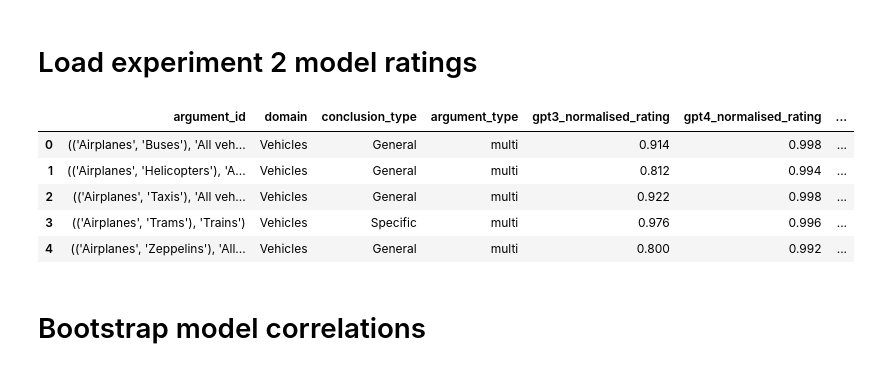
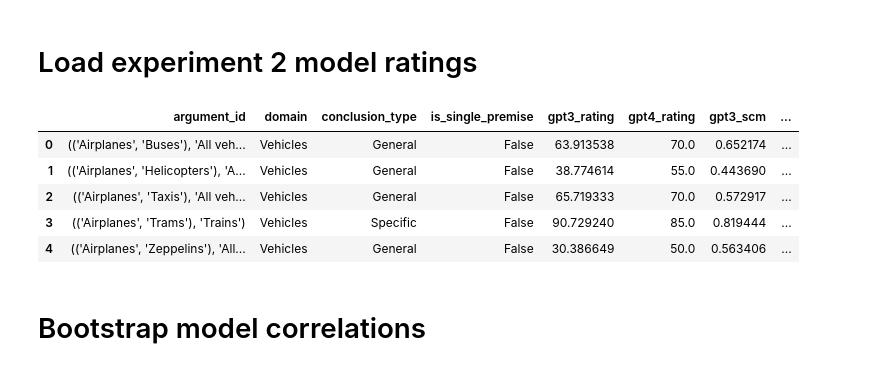
Before and after one commit to S-J-HAN/InductiveReasoningInLargeLanguageModels, a Jupyter notebook: exploration/Split Half Reliability.ipynb, the cells around one changed output. Drawn from its saved outputs; the diff is of its cells as text; code cells hidden in the pictures.

```diff
--- a/exploration/Split Half Reliability.ipynb
+++ b/exploration/Split Half Reliability.ipynb
@@ -1,6 +1,8 @@
 # %%
 import pandas as pd
 import numpy as np
+import plotly.io as pio
+pio.renderers.default='notebook'
 
 import random
 import tqdm
@@ -10,12 +12,13 @@ import plotly.graph_objects as go
 
 from scipy.stats import spearmanr
 from plotly.subplots import make_subplots
+from collections import Counter
 
-PROCESSED_DATA = "../data/processed"
+DATA = "../data/experiment_2"
 
 MODELS = [
-  "gpt3_normalised_rating",
-  "gpt4_normalised_rating",
+  "gpt3_rating",
+  "gpt4_rating",
   "gpt3_scm",
   "gpt4_scm",
   "human_scm"
@@ -25,13 +28,15 @@ TOP_PROMPT_GENERATOR = "S3-C1-A1-Q1-O1-T"
 
 np.random.seed(1)
 random.seed(1)
+
+NUM_PARTICIPANTS = 606
 # %% [markdown]
 # Load experiment 2 participant ratings
 # %%
-human_df = pd.read_csv(f"{PROCESSED_DATA}/experiment_2_dedeyne_master.csv", index_col=0)
+human_df = pd.read_csv(f"{DATA}/clean_human_ratings.csv", index_col=0)
 
 # Filter out control and tutorial arguments
-human_df = human_df[(~human_df["is_control"]) & (~human_df["is_tutorial"]) & (~human_df["is_osherson"])].dropna().rename({"argument": "argument_id"}, axis=1)
+human_df = human_df[~human_df["is_control"]].dropna().rename({"argument": "argument_id"}, axis=1)
 
 # Transform 0-100 argument ratings into argument rankings for each participant and conclusion type
 # human_df["ranking"] = human_df.groupby(["pid", "is_single_premise"])["rating"].rank(method="dense", ascending=True)
@@ -68,5 +73,12 @@ human_df["block"] = human_df["pid"].map(pid_to_block)
 
 # I don't understand these blocks. Why are there 67? And why do some of them include a single participant only?
 
+assert len(human_df["pid"].unique()) == NUM_PARTICIPANTS
+assert len(pid_to_block) == NUM_PARTICIPANTS
+assert len(blocks) == 61
+assert all(len(set(v))== 11 if k == ('Birds', 'General') else len(set(v)) == 10 for k,v in block_splits.items())
+
+print(f"Number of participants in each block: {Counter([len(v) for v in blocks.values()])}")
+
 human_df.head()
 # %% [output]
@@ -91,3 +91,0 @@ Number of blocks per split:
-# %%
-drop_pids = [v[0] for v in blocks.values() if len(v) == 1]
-human_df = human_df[~human_df["pid"].isin(drop_pids)].reset_index(drop=True)
@@ -97,19 +119,28 @@ t[t["tid"].isin([f"tid_experiment2_dedeyne_participant{x}" for x in drop_pids])]
 # %% [markdown]
 # Load experiment 2 model ratings
 # %%
-model_df = pd.read_csv(f"{PROCESSED_DATA}/e2_combined_df.csv", index_col=0)
-model_df["argument_type"] = model_df["is_single_premise"].apply(lambda x: "single" if x else "multi")
+model_df = pd.read_csv(f"{PROCESSED_DATA}/all_ratings.csv", index_col=0)
 model_df = model_df[model_df["prompt_generator"] == TOP_PROMPT_GENERATOR]
-model_df = model_df[["argument_id", "domain", "conclusion_type", "argument_type"] + MODELS].reset_index(drop=True)
+model_df = model_df[["argument_id"] + MODELS].reset_index(drop=True)
+
+# Add in split labels to model_df
+cols = model_df.columns.tolist()[1:]
+s = model_df.shape[0]
+model_df = model_df.merge(human_df[["argument_id","domain","conclusion_type","is_single_premise"]].drop_duplicates(), on="argument_id")
+cols = ["argument_id","domain","conclusion_type","is_single_premise"] + cols
+model_df = model_df[cols]
+
+assert set(human_df["argument_id"]) == set(model_df["argument_id"])
+assert all(x == 1 for x in model_df["argument_id"].value_counts().tolist())
 
 model_df.head()
 # %% [output]
-|  | argument_id | domain | conclusion_type | argument_type | gpt3_normalised_rating | gpt4_normalised_rating | ... |
-| 0 | (('Airplanes', 'Buses'), 'All veh... | Vehicles | General | multi | 0.914 | 0.998 | ... |
-| 1 | (('Airplanes', 'Helicopters'), 'A... | Vehicles | General | multi | 0.812 | 0.994 | ... |
-| 2 | (('Airplanes', 'Taxis'), 'All veh... | Vehicles | General | multi | 0.922 | 0.998 | ... |
-| 3 | (('Airplanes', 'Trams'), 'Trains') | Vehicles | Specific | multi | 0.976 | 0.996 | ... |
-| 4 | (('Airplanes', 'Zeppelins'), 'All... | Vehicles | General | multi | 0.800 | 0.992 | ... |
+|  | argument_id | domain | conclusion_type | is_single_premise | gpt3_rating | gpt4_rating | gpt3_scm | ... |
+| 0 | (('Airplanes', 'Buses'), 'All veh... | Vehicles | General | False | 63.913538 | 70.0 | 0.652174 | ... |
+| 1 | (('Airplanes', 'Helicopters'), 'A... | Vehicles | General | False | 38.774614 | 55.0 | 0.443690 | ... |
+| 2 | (('Airplanes', 'Taxis'), 'All veh... | Vehicles | General | False | 65.719333 | 70.0 | 0.572917 | ... |
+| 3 | (('Airplanes', 'Trams'), 'Trains') | Vehicles | Specific | False | 90.729240 | 85.0 | 0.819444 | ... |
+| 4 | (('Airplanes', 'Zeppelins'), 'All... | Vehicles | General | False | 30.386649 | 50.0 | 0.563406 | ... |
 # %% [markdown]
 # Bootstrap model correlations
 # %%
```
Also changed, not shown: parts of 11 cells of this notebook, 8 other files.
